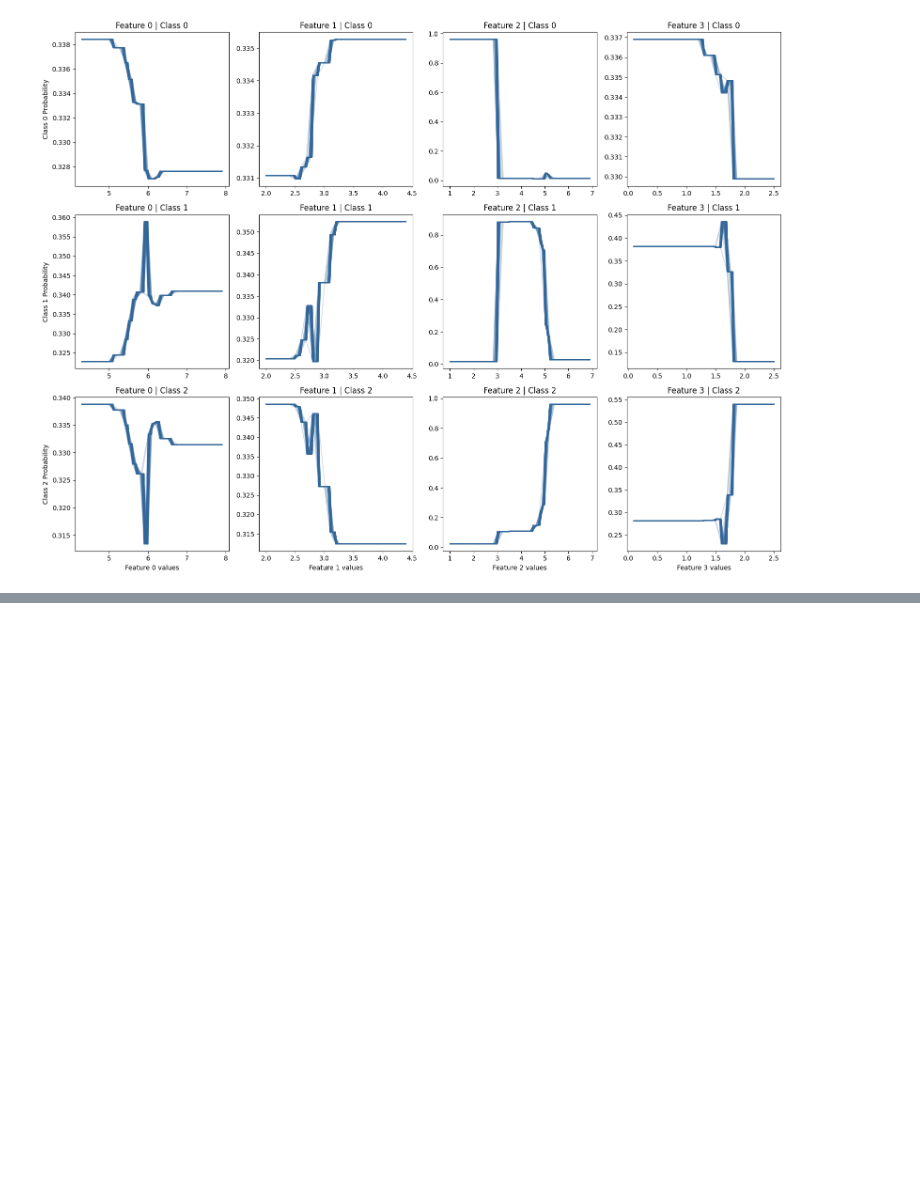
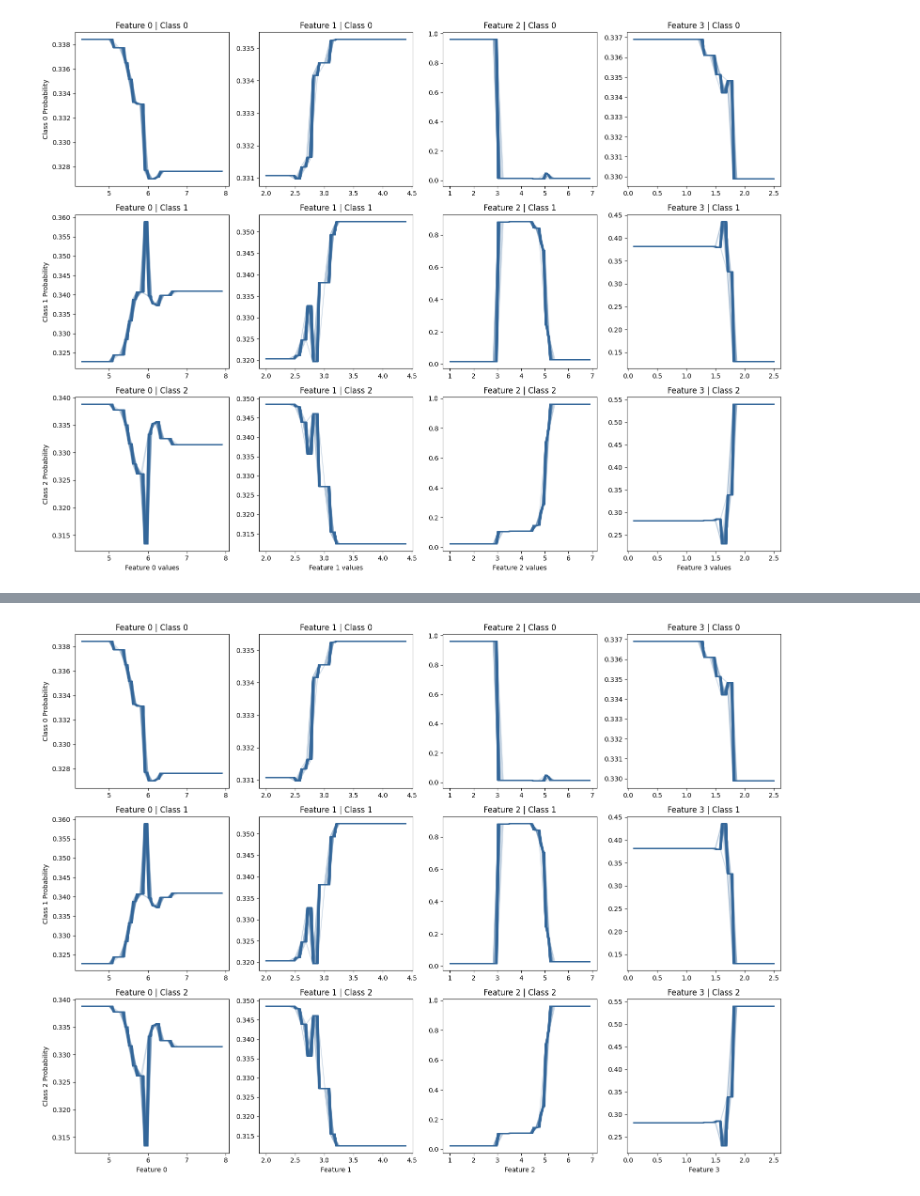
Before and after one commit to ryan9dai/XAI590_Ryan, a Jupyter notebook: XAI_Assignment4.ipynb, the cells around one changed output, grey strips where cells are left out. Saved outputs shown, nothing was run; the diff lists cells and outputs as text; code cells hidden in the pictures; blank space fills up the shorter version.

```diff
--- a/XAI_Assignment4.ipynb
+++ b/XAI_Assignment4.ipynb
@@ -263,0 +257,49 @@ Some plots, like class 1 feature 0 and class 2 feature 0 have
+# %%
+# Plots without feature 2
+
+X_3f = X
+X_3f.drop(columns=["petal length (cm)"])
+
+X_3f_train, X_3f_test, y_3f_train, y_3f_test = train_test_split(X_3f, y, test_size=0.2, random_state=42)
+
+model_3f = xgb.XGBClassifier().fit(X_3f_train, y_3f_train)
+
+feature_indices = list(range(X_3f.shape[1]))
+target_classes = [0, 1, 2]
+
+fig, axes = plt.subplots(len(target_classes), len(feature_indices), figsize=(16, 12))
+
+base_color = (0.2, 0.4, 0.6)
+min_alpha, max_alpha = 0.2, 1.0
+
+for row, target_class in enumerate(target_classes):
+    for col, feature_index in enumerate(feature_indices):
+        ax = axes[row, col]
+        grid_length = np.linspace(20, 120, 40)
+        normalized_g = (grid_length - grid_length.min()) / (grid_length.max() - grid_length.min())
+
+        for i, g in enumerate(grid_length):
+            feature_values = np.linspace(np.min(X_3f.iloc[:, feature_index]), np.max(X_3f.iloc[:, feature_index]), num=int(g))
+            average_predictions = np.zeros_like(feature_values)
+            X_modified = X_3f.copy()
+
+            for j, value in enumerate(feature_values):
+                X_modified.iloc[:, feature_index] = value
+                predictions = model_3f.predict_proba(X_modified)[:, target_class]
+                average_predictions[j] = np.mean(predictions)
+
+            alpha = min_alpha + (max_alpha - min_alpha) * normalized_g[i]
+            color = to_rgba(base_color, alpha)
+            ax.plot(feature_values, average_predictions, color=color)
+
+        if row == len(target_classes) - 1:
+            ax.set_xlabel(f'Feature {feature_index}')
+        if col == 0:
+            ax.set_ylabel(f'Class {target_class} Probability')
+
+        ax.set_title(f'Feature {feature_index} | Class {target_class}')
+
+plt.tight_layout()
+plt.show()
+# %% [output]
+[figure, added]
```
Also changed, not shown: parts of 9 cells of this notebook.
